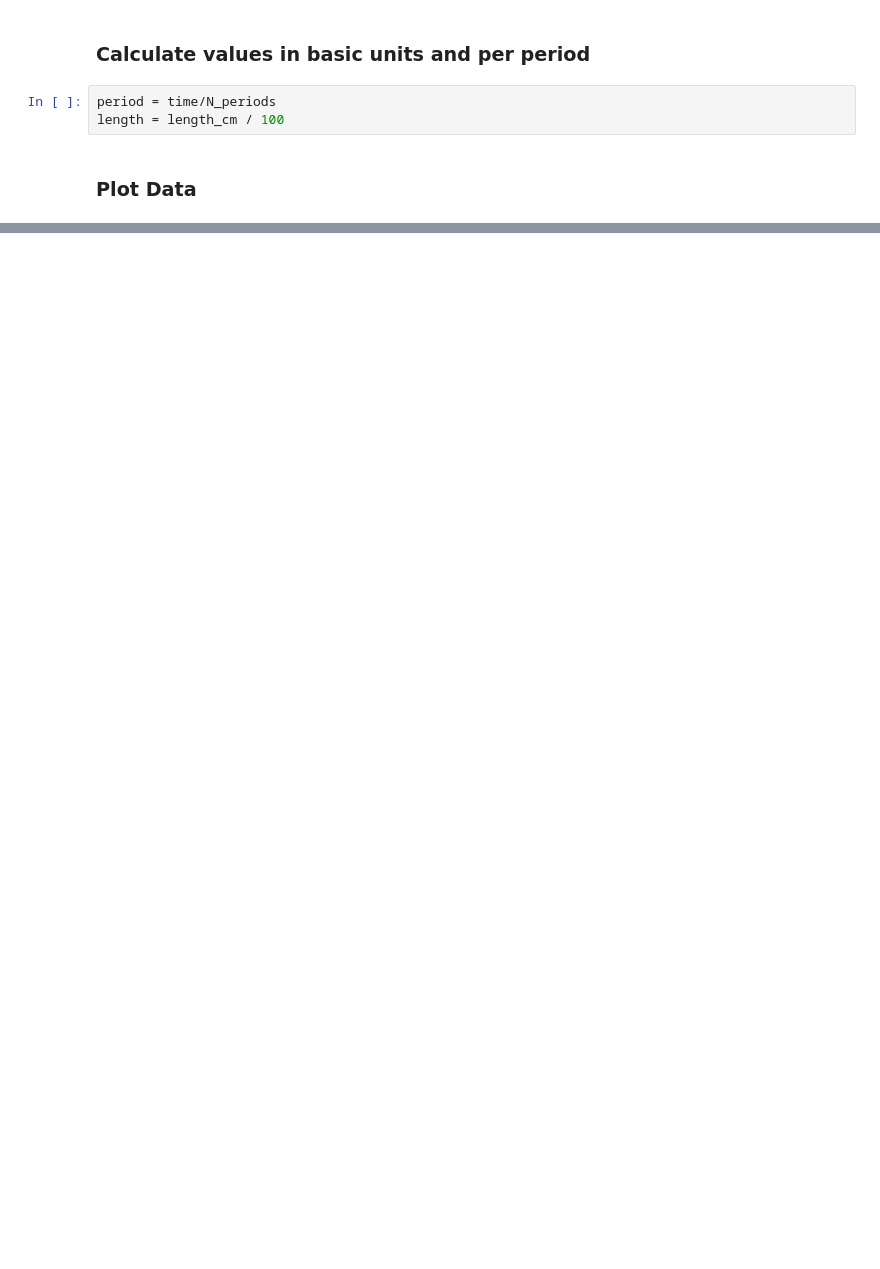
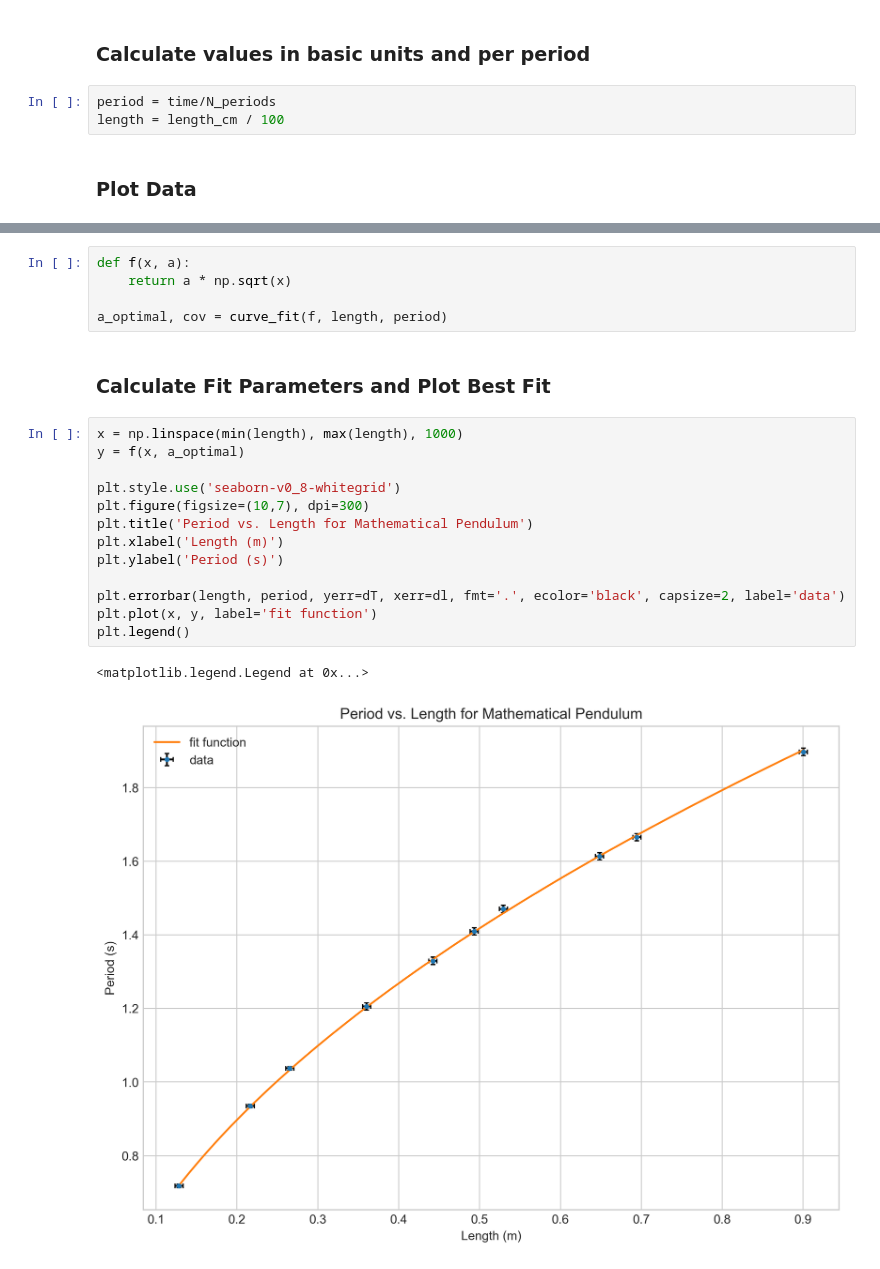
Before and after one commit to bylands/physicslab, a Jupyter notebook: pendulum.ipynb, the cells around one changed output, grey strips where cells are left out. Drawn from its saved outputs; the diff is of its cells as text; blank space fills up the shorter version.

```diff
--- a/pendulum.ipynb
+++ b/pendulum.ipynb
@@ -41,0 +59,23 @@ plt.errorbar(length, period, yerr=dT, xerr=dl, fmt='.')
+# %%
+def f(x, a):
+    return a * np.sqrt(x)
+
+a_optimal, cov = curve_fit(f, length, period)
+# %% [markdown]
+### Calculate Fit Parameters and Plot Best Fit
+# %%
+x = np.linspace(min(length), max(length), 1000)
+y = f(x, a_optimal)
+
+plt.style.use('seaborn-v0_8-whitegrid')
+plt.figure(figsize=(10,7), dpi=300)
+plt.title('Period vs. Length for Mathematical Pendulum')
+plt.xlabel('Length (m)')
+plt.ylabel('Period (s)')
+
+plt.errorbar(length, period, yerr=dT, xerr=dl, fmt='.', ecolor='black', capsize=2, label='data')
+plt.plot(x, y, label='fit function')
+plt.legend()
+# %% [output]
+<matplotlib.legend.Legend at 0x...>
+[figure, added]
```
Also changed, not shown: parts of 16 cells of this notebook.
